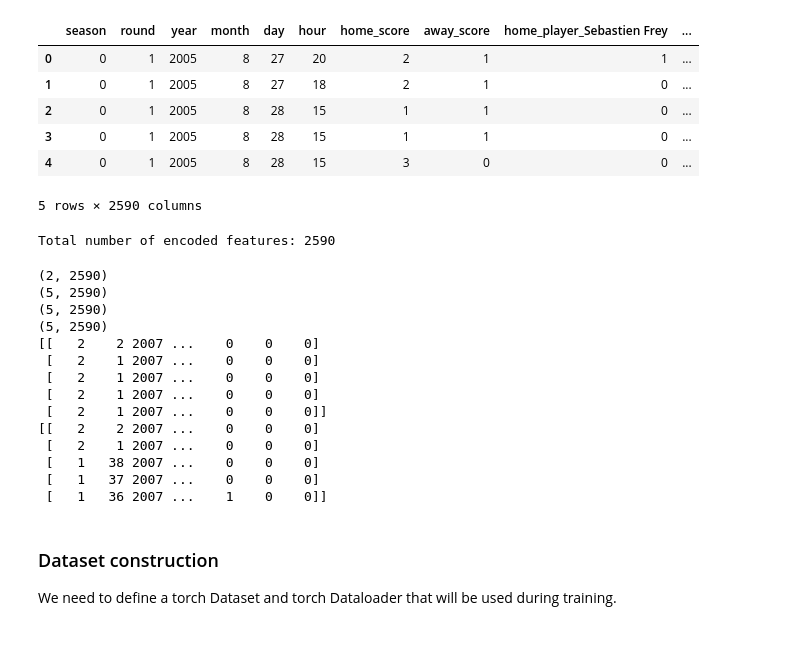
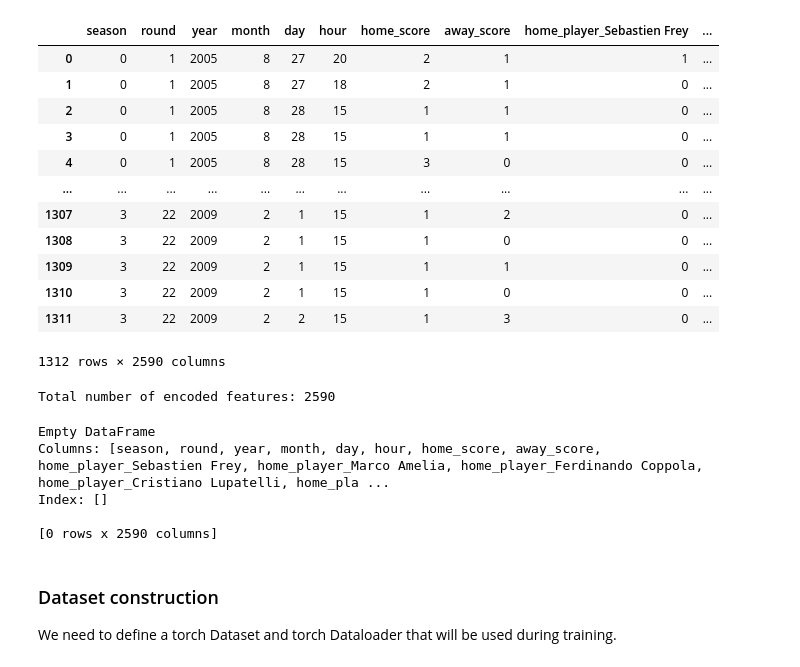
Before and after one commit to davnig/football-match-results-prediction, a Jupyter notebook: training.ipynb, the cells around one changed output. Saved outputs shown, nothing was run; the diff lists cells and outputs as text; code cells hidden in the pictures; blank space fills up the shorter version.

```diff
--- a/training.ipynb
+++ b/training.ipynb
@@ -22,12 +23,18 @@ match_cols = ['season', 'round'] + \
 # %%
 train = pd.read_csv('train.csv')
 # %%
-train.head()
+train
 # %% [output]
 |  | season | round | year | month | day | hour | home_score | away_score | home_player_Sebastien Frey | ... |
 | 0 | 0 | 1 | 2005 | 8 | 27 | 20 | 2 | 1 | 1 | ... |
 | 1 | 0 | 1 | 2005 | 8 | 27 | 18 | 2 | 1 | 0 | ... |
 | 2 | 0 | 1 | 2005 | 8 | 28 | 15 | 1 | 1 | 0 | ... |
 | 3 | 0 | 1 | 2005 | 8 | 28 | 15 | 1 | 1 | 0 | ... |
 | 4 | 0 | 1 | 2005 | 8 | 28 | 15 | 3 | 0 | 0 | ... |
+| ... | ... | ... | ... | ... | ... | ... | ... | ... | ... | ... |
+| 1307 | 3 | 22 | 2009 | 2 | 1 | 15 | 1 | 2 | 0 | ... |
+| 1308 | 3 | 22 | 2009 | 2 | 1 | 15 | 1 | 0 | 0 | ... |
+| 1309 | 3 | 22 | 2009 | 2 | 1 | 15 | 1 | 1 | 0 | ... |
+| 1310 | 3 | 22 | 2009 | 2 | 1 | 15 | 1 | 0 | 0 | ... |
+| 1311 | 3 | 22 | 2009 | 2 | 2 | 15 | 1 | 3 | 0 | ... |
-5 rows × 2590 columns
+1312 rows × 2590 columns
@@ -87,33 +127,22 @@ print(f'Total number of encoded features: {tot_num_of_feats}')
 # %% [output]
 Total number of encoded features: 2590
 # %%
-x = train.iloc[[775]]
-# home_historical_games = get_last_n_matches_played_by_team_before_round_in_season(train, 'GENOVA', 2, 1, 5)
-home_historical_games = get_last_n_matches_played_by_team_before_round_in_season(train, get_playing_home_team_name(x), x['season'].values[0], x['round'].values[0], 5)
-away_historical_games = get_last_n_matches_played_by_team_before_round_in_season(train, get_playing_away_team_name(x), x['season'].values[0], x['round'].values[0], 5)
-print(home_historical_games.shape)
-print(away_historical_games.shape)
-home_historical_games = fill_with_padding(home_historical_games)
-away_historical_games = fill_with_padding(away_historical_games)
-print(home_historical_games.shape)
-print(away_historical_games.shape)
-print(home_historical_games.values)
-print(away_historical_games.values)
+# test historical retrieval
+idx = 751
+x = train.iloc[[idx]]
+team = get_playing_home_team_name(x)
+juventus = get_match_by_team_season_round(train, team, 1, 38)
+print(juventus)
+last_n_games_home = get_last_n_matches_played_by_team_before_round_in_season(train, team, x['season'].values[0], x['round'].values[0], 5)
+last_n_games_away = get_last_n_matches_played_by_team_before_round_in_season(train, team, x['season'].values[0], x['round'].values[0], 5)
+# print(last_n_games_home.shape)
+# print(last_n_games_away.shape)
 # %% [output]
-(2, 2590)
-(5, 2590)
-(5, 2590)
-(5, 2590)
-[[   2    2 2007 ...    0    0    0]
- [   2    1 2007 ...    0    0    0]
- [   2    1 2007 ...    0    0    0]
- [   2    1 2007 ...    0    0    0]
- [   2    1 2007 ...    0    0    0]]
-[[   2    2 2007 ...    0    0    0]
- [   2    1 2007 ...    0    0    0]
- [   1   38 2007 ...    0    0    0]
- [   1   37 2007 ...    0    0    0]
- [   1   36 2007 ...    1    0    0]]
+Empty DataFrame
+Columns: [season, round, year, month, day, hour, home_score, away_score, home_player_Sebastien Frey, home_player_Marco Amelia, home_player_Ferdinando Coppola, home_player_Cristiano Lupatelli, home_pla ...
+Index: []
+
+[0 rows x 2590 columns]
 # %%
 del train
 # del lb
```
Also changed, not shown: parts of 8 cells of this notebook.
